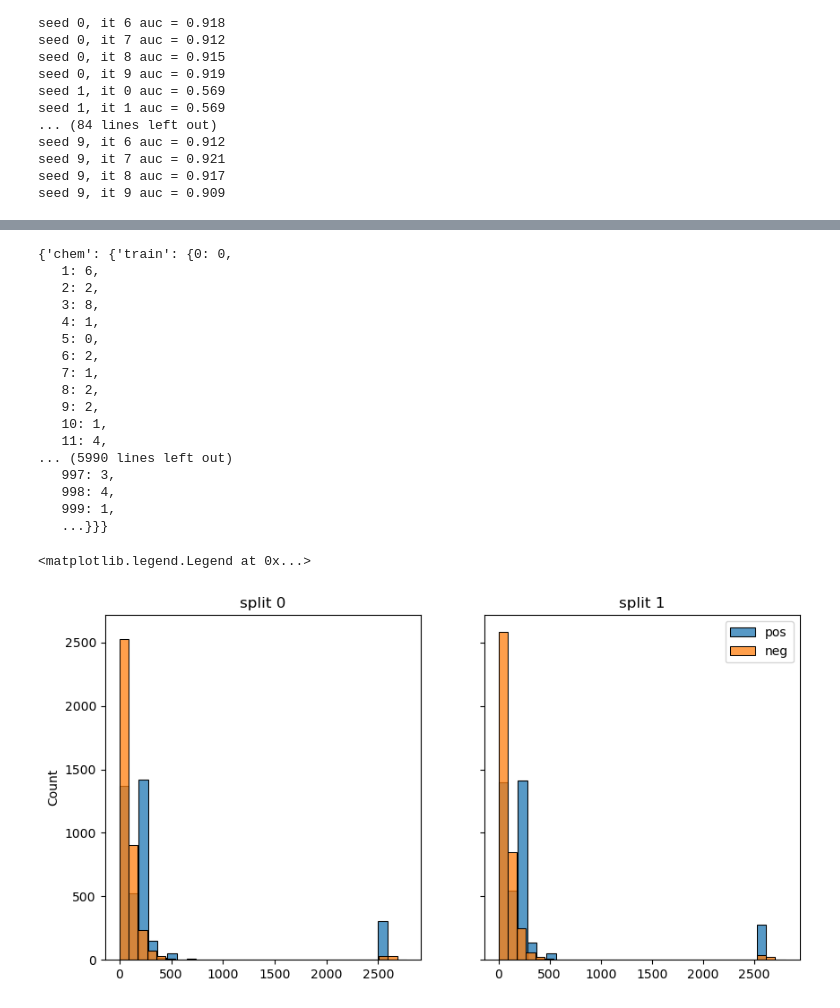
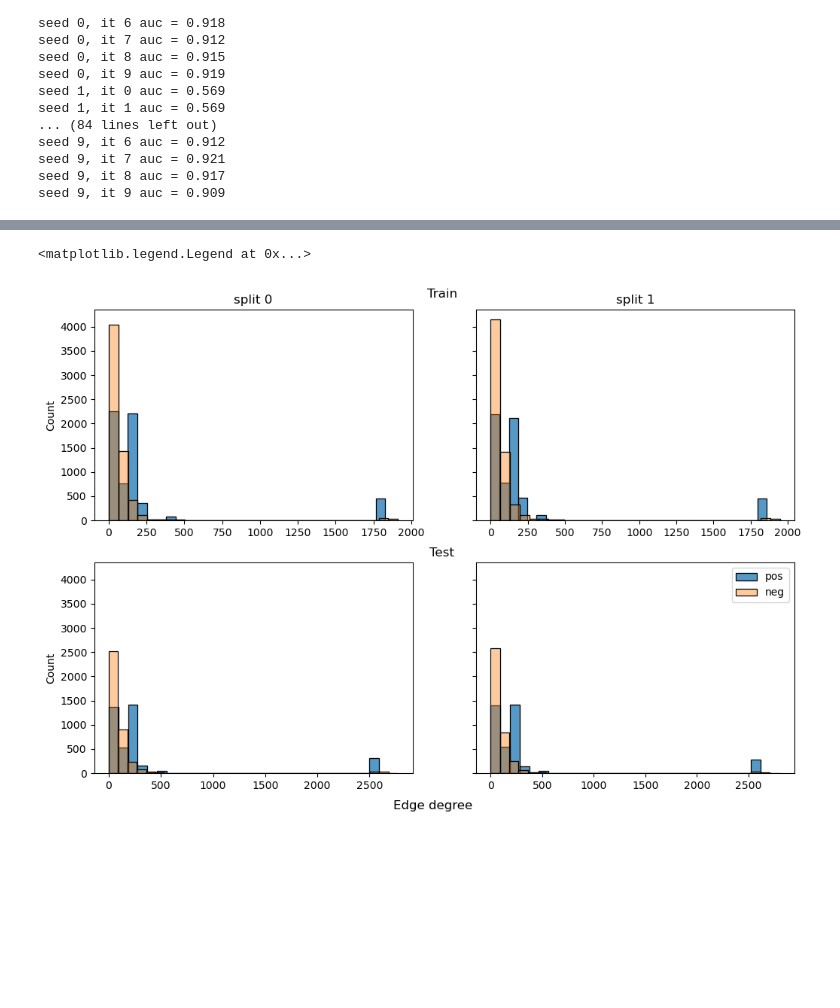
Before and after one commit to nyanovsky/tesis, a Jupyter notebook: gnn_interface/test_interface.ipynb, the cells around one changed output, grey strips where cells are left out. Saved outputs shown, nothing was run; the diff lists cells and outputs as text; code cells hidden in the pictures; blank space fills up the shorter version.

```diff
--- a/gnn_interface/test_interface.ipynb
+++ b/gnn_interface/test_interface.ipynb
@@ -267,26 +263,6 @@ def get_split_induced_degrees(splits):
 # %%
 induced_split_degs_0 = get_split_induced_degrees(split_0)
 induced_split_degs_1 = get_split_induced_degrees(split_1)
-# %%
-induced_split_degs_0
-# %% [output]
-{'chem': {'train': {0: 0,
-   1: 6,
-   2: 2,
-   3: 8,
-   4: 1,
-   5: 0,
-   6: 2,
-   7: 1,
-   8: 2,
-   9: 2,
-   10: 1,
-   11: 4,
-... (5990 lines left out)
-   997: 3,
-   998: 4,
-   999: 1,
-   ...}}}
 # %%
 def get_induced_edge_degrees(split):
     src_type, _, dst_type = supervision_edge_type
@@ -310,15 +286,28 @@ induced_edge_degs_1 = get_induced_edge_degrees(split_1)
 import matplotlib.pyplot as plt
 import seaborn as sns
 # %%
-fig, axes = plt.subplots(1,2, sharey=True, figsize=(10,5))
-sns.histplot(induced_edge_degs_0["test"]["pos"], ax = axes[0], bins=30, label="pos")
-sns.histplot(induced_edge_degs_0["test"]["neg"], ax=axes[0],bins=30, label="neg")
-axes[0].set_title("split 0")
-sns.histplot(induced_edge_degs_1["test"]["pos"], ax = axes[1], bins=30, label="pos")
-sns.histplot(induced_edge_degs_1["test"]["neg"], ax=axes[1],bins=30, label="neg")
-axes[1].set_title("split 1")
+fig, axes = plt.subplots(2,2, sharey=True, figsize=(12,8))
+sns.histplot(induced_edge_degs_0["train"]["pos"], ax = axes[0,0], bins=30, label="pos")
+sns.histplot(induced_edge_degs_0["train"]["neg"], ax=axes[0,0],bins=30, label="neg", alpha=0.4)
+axes[0,0].set_title("split 0")
+sns.histplot(induced_edge_degs_1["train"]["pos"], ax = axes[0,1], bins=30, label="pos")
+sns.histplot(induced_edge_degs_1["train"]["neg"], ax=axes[0,1],bins=30, label="neg",alpha=0.4)
+axes[0,1].set_title("split 1")
+fig.text(0.5, 0.05, "Edge degree", ha="center", fontsize=12)
+fig.text(0.51, 0.9, "Train", ha="center", fontsize=12)
+
+sns.histplot(induced_edge_degs_0["test"]["pos"], ax = axes[1,0], bins=30, label="pos")
+sns.histplot(induced_edge_degs_0["test"]["neg"], ax=axes[1,0],bins=30, label="neg", alpha=0.4)
+
+sns.histplot(induced_edge_degs_1["test"]["pos"], ax = axes[1,1], bins=30, label="pos")
+sns.histplot(induced_edge_degs_1["test"]["neg"], ax=axes[1,1],bins=30, label="neg",alpha=0.4)
+
+fig.text(0.51, 0.47, "Test", ha="center", fontsize=12)
+
+
+
 plt.legend()
 # %% [output]
 <matplotlib.legend.Legend at 0x...>
-[figure, old version]
+[figure, new version]
 # %%
```
Also changed, not shown: parts of 17 cells of this notebook.
